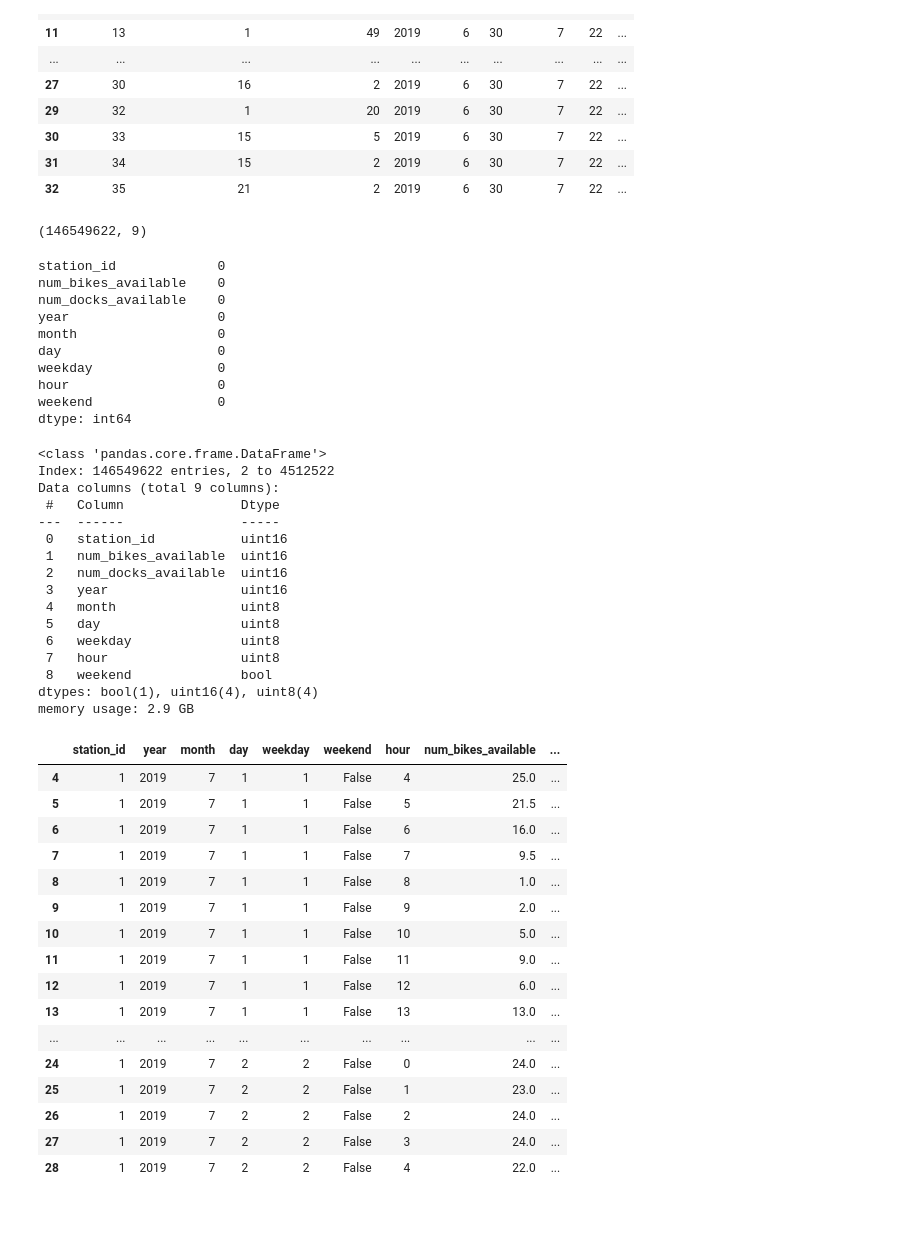
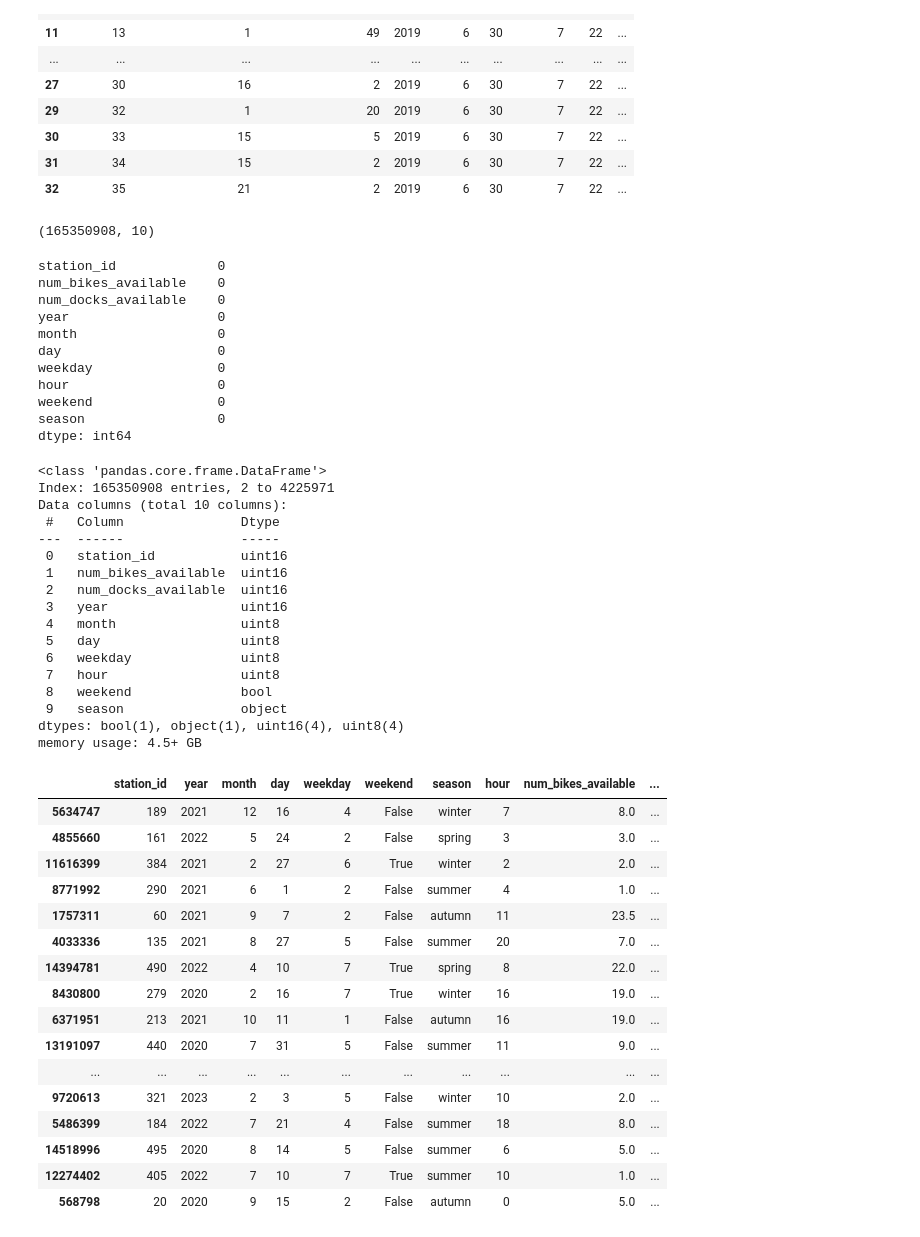
Before and after one commit to jadelaossa/bike-availability-prediction, a Jupyter notebook: notebooks/1.0-jdf-initial-data-exploration.ipynb, the cells around one changed output. Drawn from its saved outputs; the diff is of its cells as text; code cells hidden in the pictures.

Commit message:
Add 2023 data, a helper function to get the season of the year, and preprocess data from the meteorological stations of Barcelona

```diff
--- a/notebooks/1.0-jdf-initial-data-exploration.ipynb
+++ b/notebooks/1.0-jdf-initial-data-exploration.ipynb
@@ -69,7 +71,7 @@ last_updated           0
 dtype: int64
 # %%
 def clean_bicing_status(df):
-    """Cleans the bicing status DataFrame including converting data types, and removing unnecessary columns.
+    """Cleans the bicing status DataFrame including converting data types, adding new features, and removing unnecessary columns.
 
     Args:
         df (DataFrame):
@@ -84,6 +86,21 @@ def clean_bicing_status(df):
         cols = df_.select_dtypes('int64')
         return (df_
                 .astype({col:'uint16' for col in cols}))
+
+    def get_season(month):
+        x = month % 12 // 3 + 1
+        if x == 1:
+            season = 'winter'
+        elif x == 2:
+            season = 'spring'
+        elif x == 3:
+            season = 'summer'
+        elif x == 4:
+            season = 'autumn'
+        else:
+            season = 'unknown'
+        return season
+
     return (df
             .query('num_bikes_available != 0 and num_docks_available != 0')
             .assign(last_updated=pd.to_datetime(df['last_updated'], unit='s'),
@@ -93,7 +110,7 @@ def clean_bicing_status(df):
                     weekday=lambda df_: df_['last_updated'].dt.isocalendar().day.astype('uint8'),
                     hour=lambda df_: df_['last_updated'].dt.hour.astype('uint8'),
                     weekend=lambda df_: df_['weekday'].map(weekend),
-                    )
+                    season=lambda df_: df_['month'].apply(get_season).astype('category'),)
             .pipe(int64_to_uint16)
             .drop(columns='last_updated')
     )
@@ -161,7 +179,7 @@ def load_table(year, month, month_name):
 # %%
 i2m = list(zip(range(1, 13), ['Gener', 'Febrer', 'Març', 'Abril', 'Maig', 'Juny', 'Juliol', 'Agost', 'Setembre', 'Octubre', 'Novembre', 'Desembre']))
 
-bicing_status = pd.concat([load_table(year, month, month_name) for year in tqdm([2019, 2020, 2021, 2022]) for month, month_name in tqdm(i2m) if load_table(year, month, month_name) is not None])
+bicing_status = pd.concat([load_table(year, month, month_name) for year in tqdm([2019, 2020, 2021, 2022, 2023]) for month, month_name in tqdm(i2m) if load_table(year, month, month_name) is not None])
 # %%
 bicing_status.head(25)
 # %% [output]
@@ -185,7 +203,7 @@ bicing_status.head(25)
 # %%
 bicing_status.shape
 # %% [output]
-(146549622, 9)
+(165350908, 10)
 # %%
 bicing_status.isna().sum()
 # %% [output]
@@ -198,13 +216,14 @@ day                    0
 weekday                0
 hour                   0
 weekend                0
+season                 0
 dtype: int64
 # %%
 bicing_status.info()
 # %% [output]
 <class 'pandas.core.frame.DataFrame'>
-Index: 146549622 entries, 2 to 4512522
-Data columns (total 9 columns):
+Index: 165350908 entries, 2 to 4225971
+Data columns (total 10 columns):
  #   Column               Dtype
 ---  ------               -----
  0   station_id           uint16
@@ -216,8 +235,9 @@ Data columns (total 9 columns):
  6   weekday              uint8
  7   hour                 uint8
  8   weekend              bool
-dtypes: bool(1), uint16(4), uint8(4)
-memory usage: 2.9 GB
+ 9   season               object
+dtypes: bool(1), object(1), uint16(4), uint8(4)
+memory usage: 4.5+ GB
 # %%
 def tweak_bicing_status(df):
     """Performs additional tweaks on the data after the cleaning including aggregating data, sorting, and calculating the percentage of docks available and other required features.
@@ -232,8 +252,9 @@ def tweak_bicing_status(df):
         cols = df_.select_dtypes('float64')
         return (df_
                 .astype({col:'float32' for col in cols}))
+
     return (df
-            .groupby(by=['station_id', 'year', 'month', 'day', 'weekday', 'hour', 'weekend'], as_index=False).agg({'num_bikes_available': 'median', 'num_docks_available': 'median'})
+            .groupby(by=['station_id', 'year', 'month', 'day', 'weekday', 'hour', 'weekend', 'season'], as_index=False).agg({'num_bikes_available': 'median', 'num_docks_available': 'median'})
             .sort_values(by=['station_id', 'year', 'month', 'day', 'hour'])
             .assign(percentage_docks_available=lambda df_: df_['num_docks_available']/(df_['num_docks_available'] + df_['num_bikes_available']),
                     ctx_1=lambda df_: df_['percentage_docks_available'].shift(1),
@@ -243,30 +264,30 @@ def tweak_bicing_status(df):
                 )
             .pipe(float64_to_float32)
             .dropna()
-            .loc[:, ['station_id', 'year', 'month', 'day', 'weekday', 'weekend', 'hour', 'num_bikes_available', 'num_docks_available', 'ctx_1', 'ctx_2', 'ctx_3', 'ctx_4', 'percentage_docks_available']]
+            .loc[:, ['station_id', 'year', 'month', 'day', 'weekday', 'weekend', 'season', 'hour', 'num_bikes_available', 'num_docks_available', 'ctx_1', 'ctx_2', 'ctx_3', 'ctx_4', 'percentage_docks_available']]
     )
 # %%
 bicing_status = tweak_bicing_status(bicing_status)
 # %%
-bicing_status.head(25)
+bicing_status.sample(25)
 # %% [output]
-|  | station_id | year | month | day | weekday | weekend | hour | num_bikes_available | ... |
-| 4 | 1 | 2019 | 7 | 1 | 1 | False | 4 | 25.0 | ... |
-| 5 | 1 | 2019 | 7 | 1 | 1 | False | 5 | 21.5 | ... |
-| 6 | 1 | 2019 | 7 | 1 | 1 | False | 6 | 16.0 | ... |
-| 7 | 1 | 2019 | 7 | 1 | 1 | False | 7 | 9.5 | ... |
-| 8 | 1 | 2019 | 7 | 1 | 1 | False | 8 | 1.0 | ... |
-| 9 | 1 | 2019 | 7 | 1 | 1 | False | 9 | 2.0 | ... |
-| 10 | 1 | 2019 | 7 | 1 | 1 | False | 10 | 5.0 | ... |
-| 11 | 1 | 2019 | 7 | 1 | 1 | False | 11 | 9.0 | ... |
-| 12 | 1 | 2019 | 7 | 1 | 1 | False | 12 | 6.0 | ... |
-| 13 | 1 | 2019 | 7 | 1 | 1 | False | 13 | 13.0 | ... |
-| ... | ... | ... | ... | ... | ... | ... | ... | ... | ... |
-| 24 | 1 | 2019 | 7 | 2 | 2 | False | 0 | 24.0 | ... |
-| 25 | 1 | 2019 | 7 | 2 | 2 | False | 1 | 23.0 | ... |
-| 26 | 1 | 2019 | 7 | 2 | 2 | False | 2 | 24.0 | ... |
-| 27 | 1 | 2019 | 7 | 2 | 2 | False | 3 | 24.0 | ... |
-| 28 | 1 | 2019 | 7 | 2 | 2 | False | 4 | 22.0 | ... |
+|  | station_id | year | month | day | weekday | weekend | season | hour | num_bikes_available | ... |
+| 5634747 | 189 | 2021 | 12 | 16 | 4 | False | winter | 7 | 8.0 | ... |
+| 4855660 | 161 | 2022 | 5 | 24 | 2 | False | spring | 3 | 3.0 | ... |
+| 11616399 | 384 | 2021 | 2 | 27 | 6 | True | winter | 2 | 2.0 | ... |
+| 8771992 | 290 | 2021 | 6 | 1 | 2 | False | summer | 4 | 1.0 | ... |
+| 1757311 | 60 | 2021 | 9 | 7 | 2 | False | autumn | 11 | 23.5 | ... |
+| 4033336 | 135 | 2021 | 8 | 27 | 5 | False | summer | 20 | 7.0 | ... |
+| 14394781 | 490 | 2022 | 4 | 10 | 7 | True | spring | 8 | 22.0 | ... |
+| 8430800 | 279 | 2020 | 2 | 16 | 7 | True | winter | 16 | 19.0 | ... |
+| 6371951 | 213 | 2021 | 10 | 11 | 1 | False | autumn | 16 | 19.0 | ... |
+| 13191097 | 440 | 2020 | 7 | 31 | 5 | False | summer | 11 | 9.0 | ... |
+| ... | ... | ... | ... | ... | ... | ... | ... | ... | ... | ... |
+| 9720613 | 321 | 2023 | 2 | 3 | 5 | False | winter | 10 | 2.0 | ... |
+| 5486399 | 184 | 2022 | 7 | 21 | 4 | False | summer | 18 | 8.0 | ... |
+| 14518996 | 495 | 2020 | 8 | 14 | 5 | False | summer | 6 | 5.0 | ... |
+| 12274402 | 405 | 2022 | 7 | 10 | 7 | True | summer | 10 | 1.0 | ... |
+| 568798 | 20 | 2020 | 9 | 15 | 2 | False | autumn | 0 | 5.0 | ... |
 # %%
 bicing_status.shape
 # %% [output]
```
Also changed, not shown: parts of 31 cells of this notebook, 1 other file.
